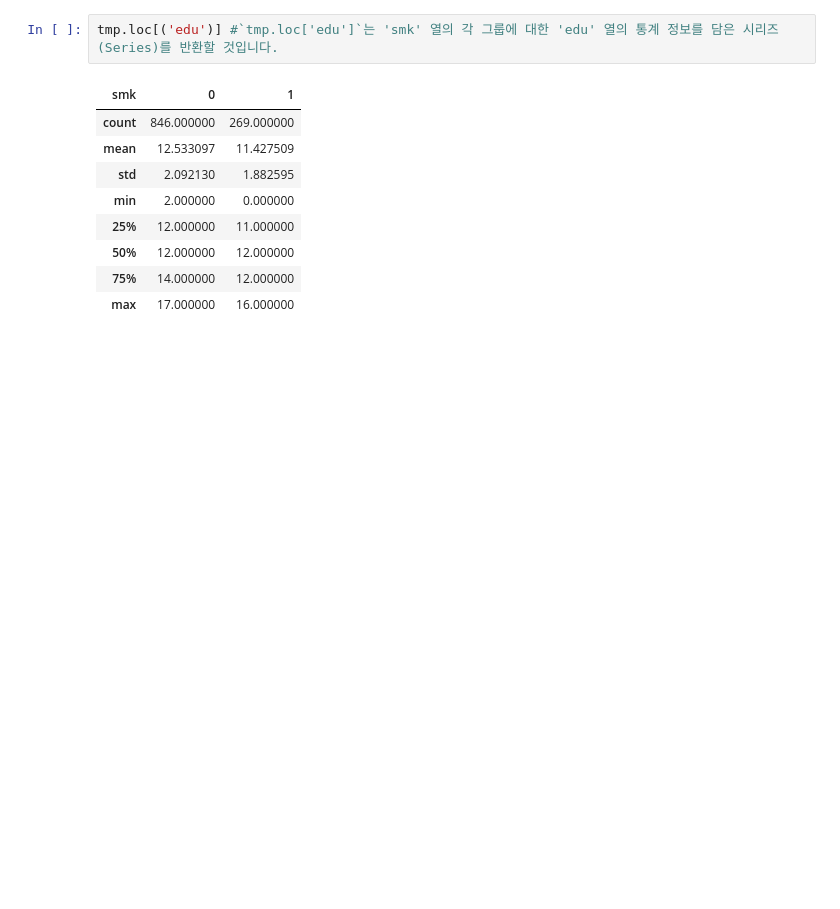
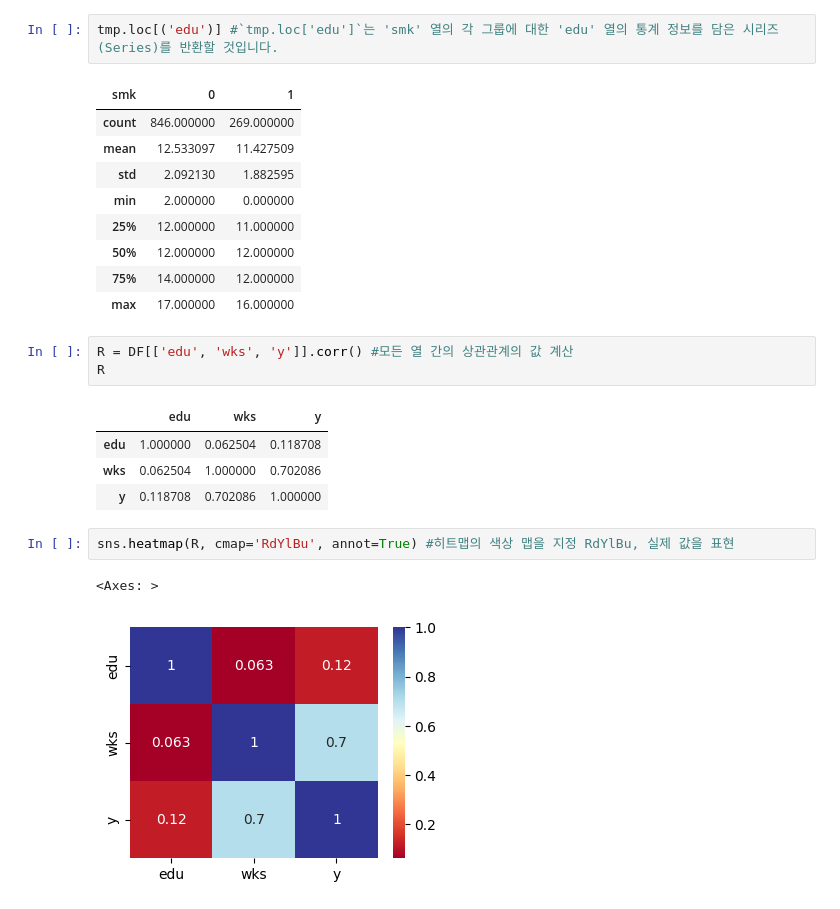
Before and after one commit to realcommang/BigDataProcess, a Jupyter notebook: 빅데이터알고리즘/중간대비/Regression.ipynb, the cells around one changed output. Cells and saved outputs as stored; diff of their text form; blank space fills up the shorter version.

```diff
--- a/빅데이터알고리즘/중간대비/Regression.ipynb
+++ b/빅데이터알고리즘/중간대비/Regression.ipynb
@@ -177,3 +177,16 @@ tmp.loc[('edu')] #`tmp.loc['edu']`는 'smk' 열의 각 그룹에 대한 'edu'
 | 50% | 12.000000 | 12.000000 |
 | 75% | 14.000000 | 12.000000 |
 | max | 17.000000 | 16.000000 |
+# %%
+R = DF[['edu', 'wks', 'y']].corr() #모든 열 간의 상관관계의 값 계산
+R
+# %% [output]
+|  | edu | wks | y |
+| edu | 1.000000 | 0.062504 | 0.118708 |
+| wks | 0.062504 | 1.000000 | 0.702086 |
+| y | 0.118708 | 0.702086 | 1.000000 |
+# %%
+sns.heatmap(R, cmap='RdYlBu', annot=True) #히트맵의 색상 맵을 지정 RdYlBu, 실제 값을 표현
+# %% [output]
+<Axes: >
+[figure, added]
```
Also changed, not shown: parts of 14 cells of this notebook.
